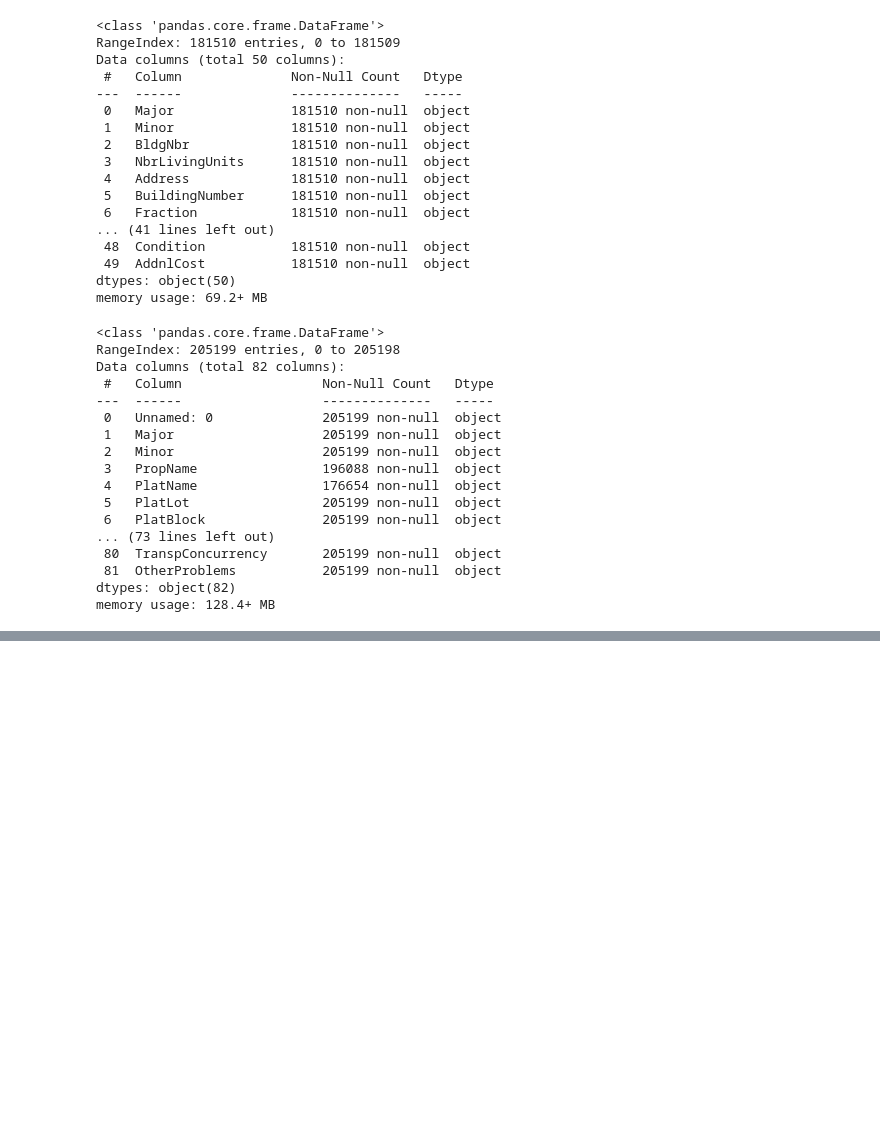
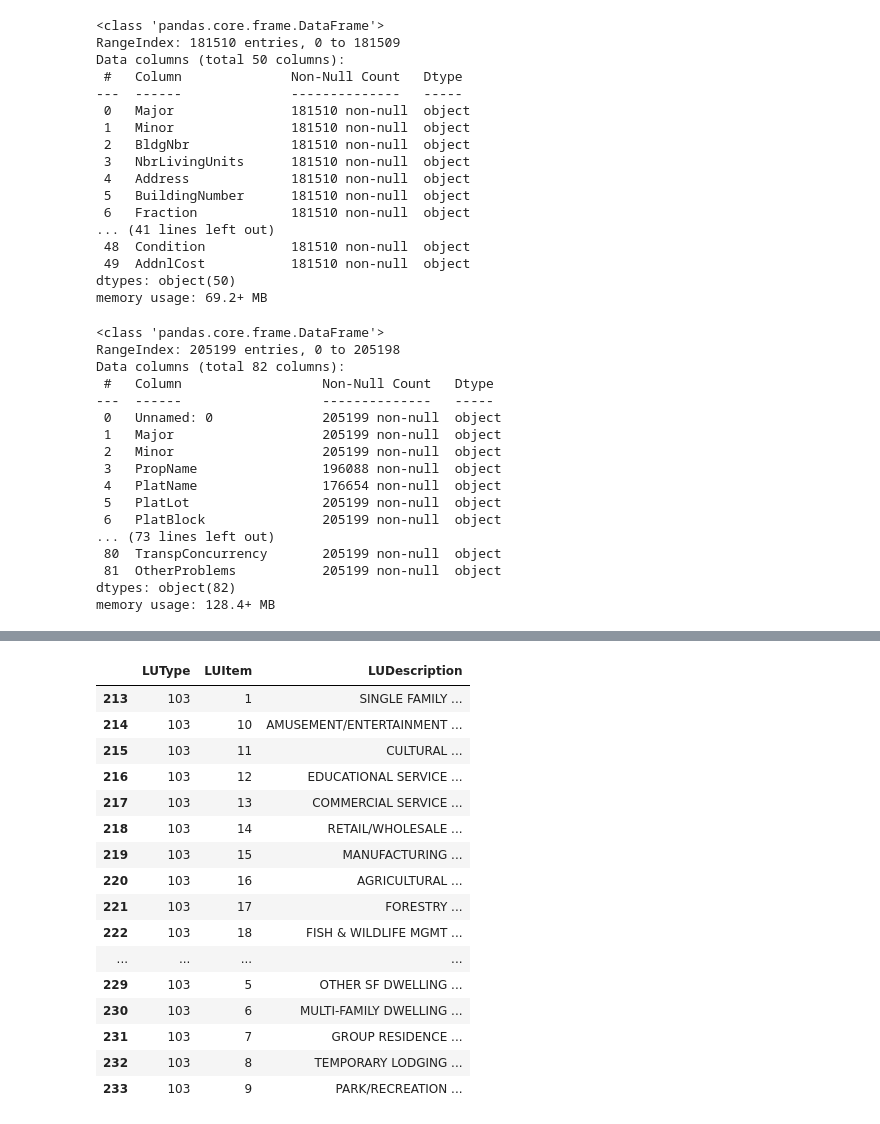
Before and after one commit to jeffreyhwatson/King_Co_Price_Analysis, a Jupyter notebook: notebooks/exploratory/eda_sql.ipynb, the cells around one changed output, grey strips where cells are left out. Saved outputs shown, nothing was run; the diff lists cells and outputs as text; code cells hidden in the pictures; blank space fills up the shorter version.

```diff
--- a/notebooks/exploratory/eda_sql.ipynb
+++ b/notebooks/exploratory/eda_sql.ipynb
@@ -263,0 +272,12 @@ df2.shape
+# %%
+# changing datestrings to datetime objects
+df.DocumentDate = pd.to_datetime(df.DocumentDate)
+
+# adding a document year column
+df['DocumentYear'] = df['DocumentDate'].apply(lambda x: x.year)
+
+# converting SalePrice string to float
+df['SalePrice'] = df['SalePrice'].astype('float')
+
+# stripping blank spaces from lookup strings
+df_look['LUType'] = df_look['LUType'].apply(lambda x: x.strip())
@@ -263,0 +390,24 @@ df2.shape
+# %%
+def lookup(code):
+    """Returns a data frame with rows containing the specified lookup code."""
+    return df_look[df_look['LUType']==f'{code}']
+# %%
+lookup(103)
+# %% [output]
+|  | LUType | LUItem | LUDescription |
+| 213 | 103 | 1 | SINGLE FAMILY ... |
+| 214 | 103 | 10 | AMUSEMENT/ENTERTAINMENT ... |
+| 215 | 103 | 11 | CULTURAL ... |
+| 216 | 103 | 12 | EDUCATIONAL SERVICE ... |
+| 217 | 103 | 13 | COMMERCIAL SERVICE ... |
+| 218 | 103 | 14 | RETAIL/WHOLESALE ... |
+| 219 | 103 | 15 | MANUFACTURING ... |
+| 220 | 103 | 16 | AGRICULTURAL ... |
+| 221 | 103 | 17 | FORESTRY ... |
+| 222 | 103 | 18 | FISH & WILDLIFE MGMT ... |
+| ... | ... | ... | ... |
+| 229 | 103 | 5 | OTHER SF DWELLING ... |
+| 230 | 103 | 6 | MULTI-FAMILY DWELLING ... |
+| 231 | 103 | 7 | GROUP RESIDENCE ... |
+| 232 | 103 | 8 | TEMPORARY LODGING ... |
+| 233 | 103 | 9 | PARK/RECREATION ... |
```
Also changed, not shown: parts of 55 cells of this notebook, 1 other file.
